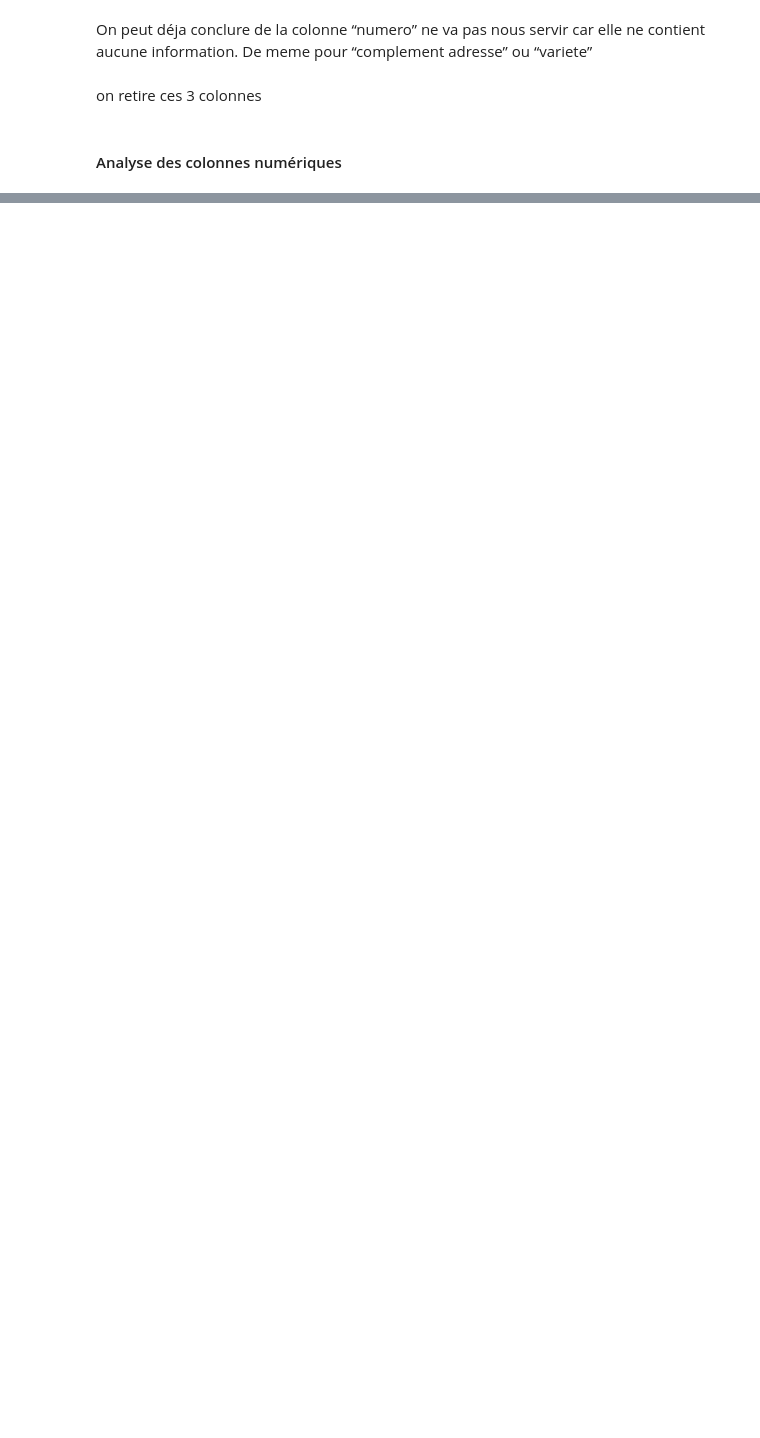
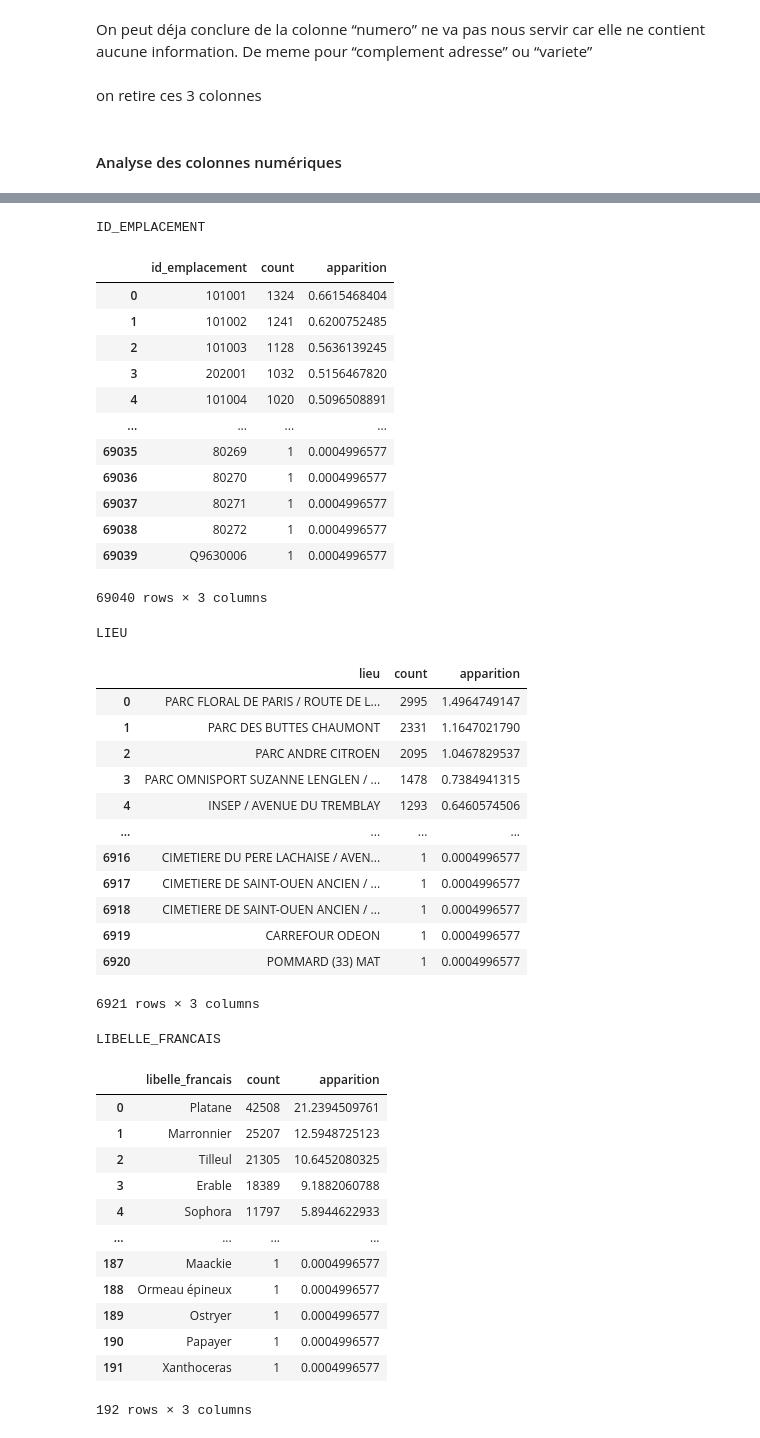
Before and after one commit to theotrc/OPC_PARIS_PROJ1, a Jupyter notebook: analysis.ipynb, the cells around one changed output, grey strips where cells are left out. Cells and saved outputs as stored; diff of their text form; code cells hidden in the pictures; blank space fills up the shorter version.

```diff
--- a/analysis.ipynb
+++ b/analysis.ipynb
@@ -197,0 +135,5 @@ df[null_col]
+# %%
+for col in df_object:
+    print(col,"a",len(df_object[col].value_counts()), "valeur(s) unique(s)")
+
+print("Nombre de ligne du df_object:", df_object.shape[0])
@@ -197,0 +174,56 @@ df[null_col]
+# %%
+from IPython.display import display
+
+lot_of_row = ["id_emplacement", "lieu", "libelle_francais", "genre", "espece"]
+df_list = {}
+for col in lot_of_row:
+    df_temp = df_object[[col]].value_counts().reset_index()
+    result = df_object[[col]].value_counts() * 100 / df_object[col].shape[0]
+    df_temp["apparition"] = result.reset_index()["count"]
+    df_list[col] = df_temp
+
+    print(col.upper())
+    display(df_list[col],display_id=col)
+# %% [output]
+ID_EMPLACEMENT
+|  | id_emplacement | count | apparition |
+| 0 | 101001 | 1324 | 0.6615468404 |
+| 1 | 101002 | 1241 | 0.6200752485 |
+| 2 | 101003 | 1128 | 0.5636139245 |
+| 3 | 202001 | 1032 | 0.5156467820 |
+| 4 | 101004 | 1020 | 0.5096508891 |
+| ... | ... | ... | ... |
+| 69035 | 80269 | 1 | 0.0004996577 |
+| 69036 | 80270 | 1 | 0.0004996577 |
+| 69037 | 80271 | 1 | 0.0004996577 |
+| 69038 | 80272 | 1 | 0.0004996577 |
+| 69039 | Q9630006 | 1 | 0.0004996577 |
+69040 rows × 3 columns
+LIEU
+|  | lieu | count | apparition |
+| 0 | PARC FLORAL DE PARIS / ROUTE DE L... | 2995 | 1.4964749147 |
+| 1 | PARC DES BUTTES CHAUMONT | 2331 | 1.1647021790 |
+| 2 | PARC ANDRE CITROEN | 2095 | 1.0467829537 |
+| 3 | PARC OMNISPORT SUZANNE LENGLEN / ... | 1478 | 0.7384941315 |
+| 4 | INSEP / AVENUE DU TREMBLAY | 1293 | 0.6460574506 |
+| ... | ... | ... | ... |
+| 6916 | CIMETIERE DU PERE LACHAISE / AVEN... | 1 | 0.0004996577 |
+| 6917 | CIMETIERE DE SAINT-OUEN ANCIEN / ... | 1 | 0.0004996577 |
+| 6918 | CIMETIERE DE SAINT-OUEN ANCIEN / ... | 1 | 0.0004996577 |
+| 6919 | CARREFOUR ODEON | 1 | 0.0004996577 |
+| 6920 | POMMARD (33) MAT | 1 | 0.0004996577 |
+6921 rows × 3 columns
+LIBELLE_FRANCAIS
+|  | libelle_francais | count | apparition |
+| 0 | Platane | 42508 | 21.2394509761 |
+| 1 | Marronnier | 25207 | 12.5948725123 |
+| 2 | Tilleul | 21305 | 10.6452080325 |
+| 3 | Erable | 18389 | 9.1882060788 |
+| 4 | Sophora | 11797 | 5.8944622933 |
+| ... | ... | ... | ... |
+| 187 | Maackie | 1 | 0.0004996577 |
+| 188 | Ormeau épineux | 1 | 0.0004996577 |
+| 189 | Ostryer | 1 | 0.0004996577 |
+| 190 | Papayer | 1 | 0.0004996577 |
+| 191 | Xanthoceras | 1 | 0.0004996577 |
+192 rows × 3 columns
```
Also changed, not shown: parts of 24 cells of this notebook.
